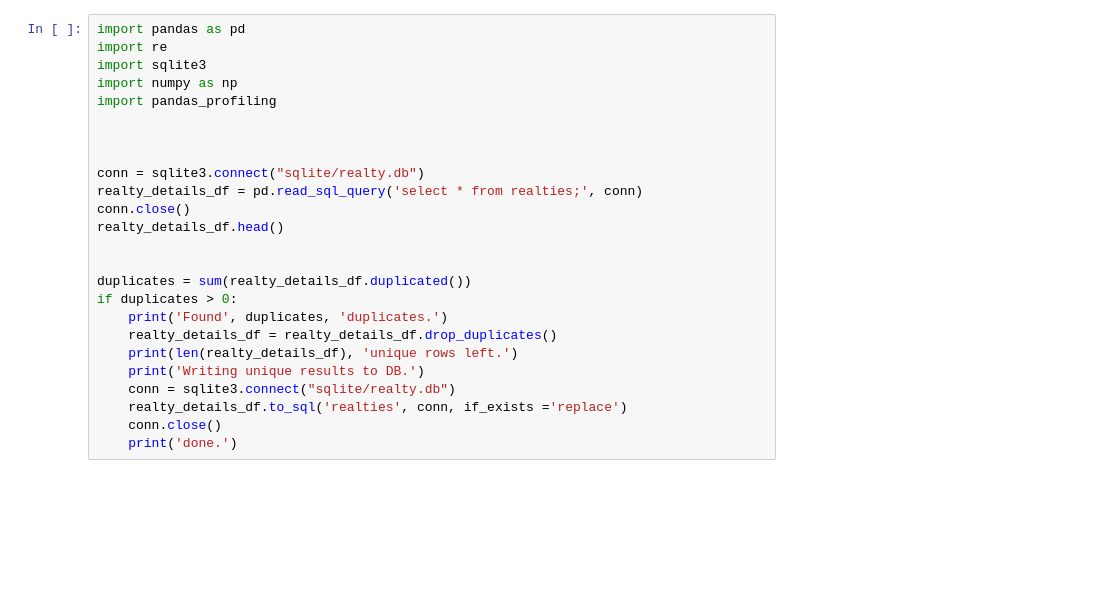
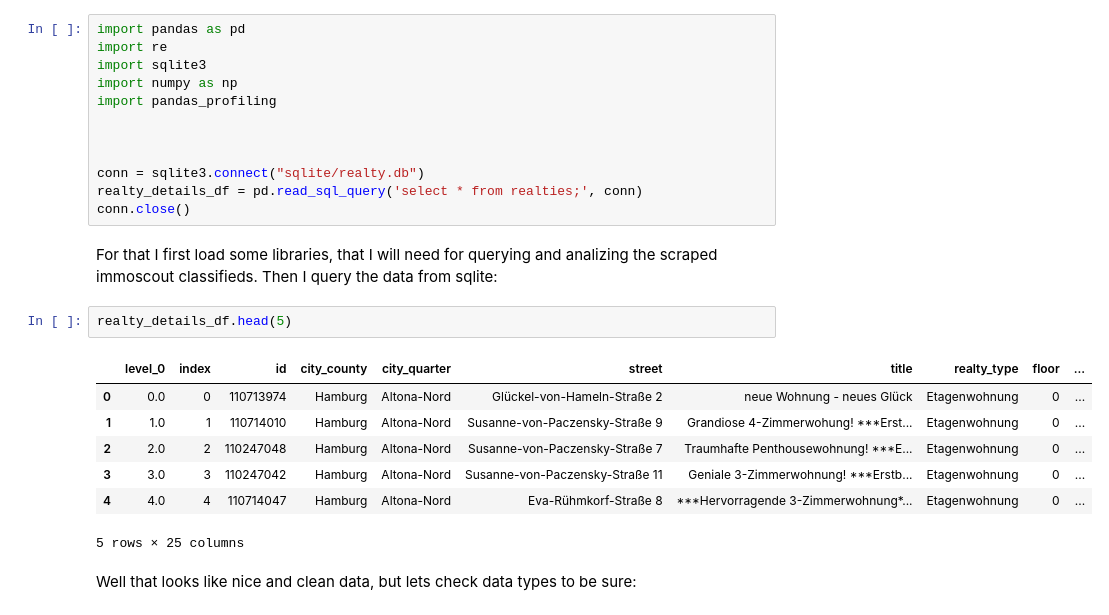
Before and after one commit to domci/immo_scraper, a Jupyter notebook: immo_analytics.ipynb, the cells around one changed output. Cells and saved outputs as stored; diff of their text form; blank space fills up the shorter version.

```diff
--- a/immo_analytics.ipynb
+++ b/immo_analytics.ipynb
@@ -10,16 +20,17 @@ import pandas_profiling
 conn = sqlite3.connect("sqlite/realty.db")
 realty_details_df = pd.read_sql_query('select * from realties;', conn)
 conn.close()
-realty_details_df.head()
-
-
-duplicates = sum(realty_details_df.duplicated())
-if duplicates > 0:
-    print('Found', duplicates, 'duplicates.')
-    realty_details_df = realty_details_df.drop_duplicates()
-    print(len(realty_details_df), 'unique rows left.')
-    print('Writing unique results to DB.')
-    conn = sqlite3.connect("sqlite/realty.db")
-    realty_details_df.to_sql('realties', conn, if_exists ='replace')
-    conn.close()
-    print('done.')
+# %% [markdown]
+For that I first load some libraries, that I will need for querying and analizing the scraped immoscout classifieds. Then I query the data from sqlite:
+# %%
+realty_details_df.head(5)
+# %% [output]
+|  | level_0 | index | id | city_county | city_quarter | street | title | realty_type | floor | ... |
+| 0 | 0.0 | 0 | 110713974 | Hamburg | Altona-Nord | Glückel-von-Hameln-Straße 2 | neue Wohnung - neues Glück | Etagenwohnung | 0 | ... |
+| 1 | 1.0 | 1 | 110714010 | Hamburg | Altona-Nord | Susanne-von-Paczensky-Straße 9 | Grandiose 4-Zimmerwohung! ***Erst... | Etagenwohnung | 0 | ... |
+| 2 | 2.0 | 2 | 110247048 | Hamburg | Altona-Nord | Susanne-von-Paczensky-Straße 7 | Traumhafte Penthousewohnung! ***E... | Etagenwohnung | 0 | ... |
+| 3 | 3.0 | 3 | 110247042 | Hamburg | Altona-Nord | Susanne-von-Paczensky-Straße 11 | Geniale 3-Zimmerwohnung! ***Erstb... | Etagenwohnung | 0 | ... |
+| 4 | 4.0 | 4 | 110714047 | Hamburg | Altona-Nord | Eva-Rühmkorf-Straße 8 | ***Hervorragende 3-Zimmerwohnung*... | Etagenwohnung | 0 | ... |
+5 rows × 25 columns
+# %% [markdown]
+Well that looks like nice and clean data, but lets check data types to be sure:
```
Also changed, not shown: parts of 19 cells of this notebook, 3 other files.
